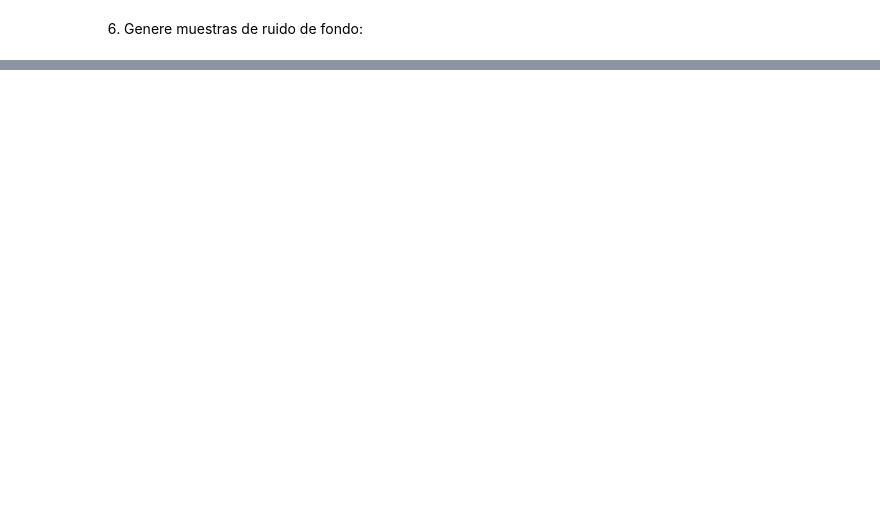
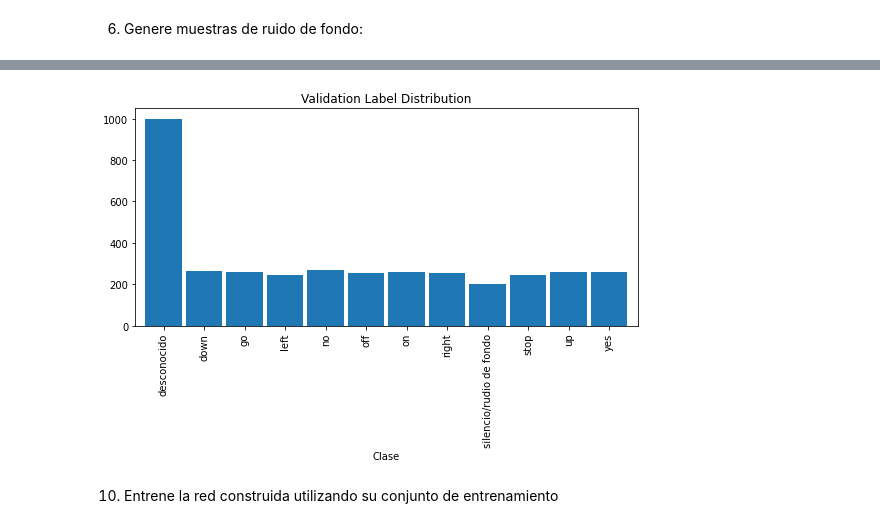
Before and after one commit to coursesmichaelgruner/dsp-3-2022-proyecto2-a, a Jupyter notebook: proyecto.ipynb, the cells around one changed output, grey strips where cells are left out. Cells and saved outputs as stored; diff of their text form; code cells hidden in the pictures; blank space fills up the shorter version.

```diff
--- a/proyecto.ipynb
+++ b/proyecto.ipynb
@@ -541,0 +619,5 @@ dfruido
+# %%
+grouped = df1.groupby(df1.Group)
+df1_test = grouped.get_group("Test")
+df1_test = df1_test.reset_index()
+df1_test
@@ -541,0 +649,13 @@ dfruido
+# %%
+freq = df1_test.groupby(['Clase']).count()
+freq['index']
+freq['index'].plot(kind = 'bar',
+            title = 'Validation Label Distribution',
+             stacked = 'True',          # Muestra las barras apiladas
+             alpha = 1,               # nivel de transparencia
+             width = 0.9,               # Grosor de las barras para dejar espacio entre ellas
+             figsize=(9,4));            # Cambiamos el tamaño de la figura
+# %% [output]
+[figure, added]
+# %% [markdown]
+10. Entrene la red construida utilizando su conjunto de entrenamiento
```
Also changed, not shown: parts of 24 cells of this notebook.
